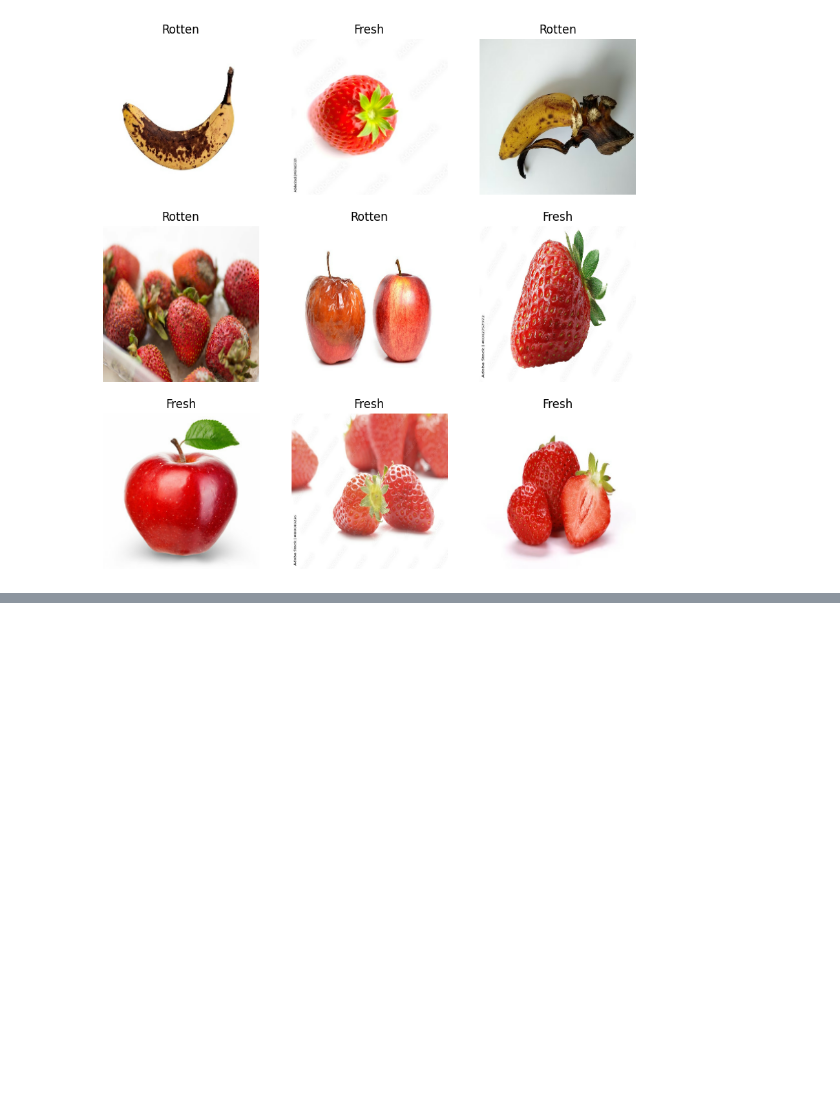
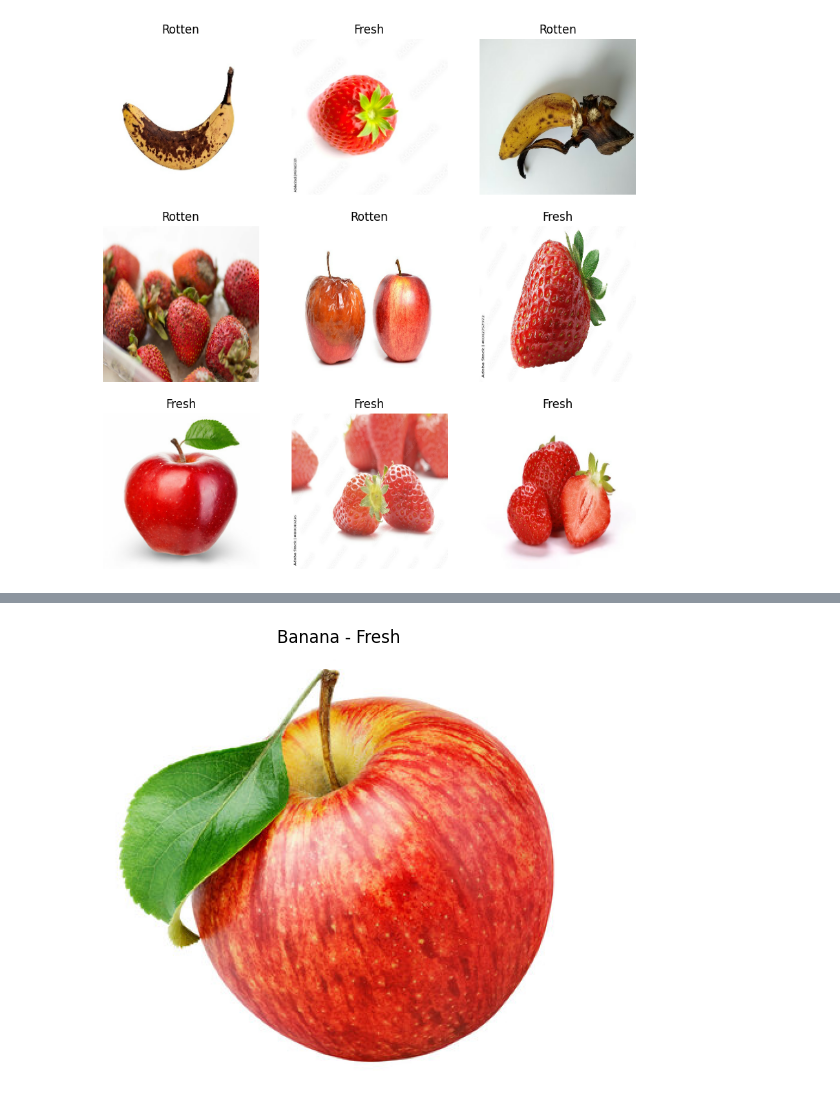
Before and after one commit to Sneha8126/ML-Projects, a Jupyter notebook: Image_Classification.ipynb, the cells around one changed output, grey strips where cells are left out. Saved outputs shown, nothing was run; the diff lists cells and outputs as text; code cells hidden in the pictures; blank space fills up the shorter version.

```diff
--- a/Image_Classification.ipynb
+++ b/Image_Classification.ipynb
@@ -397,0 +554,15 @@ validation_dataset=validation_dataset.map(
+# %%
+from PIL import Image
+import matplotlib.pyplot as plt
+
+image_path = "/content/fruit_dataset/Fruit Freshness Dataset/Fruit Freshness Dataset/Apple/Fresh/apple_fresh_001.jpg (1).jpg"
+
+img = Image.open(image_path)
+
+plt.figure(figsize=(6,6))
+plt.imshow(img)
+plt.title("Banana - Fresh")
+plt.axis("off")
+plt.show()
+# %% [output]
+[figure, added]
```
Also changed, not shown: parts of 11 cells of this notebook.
